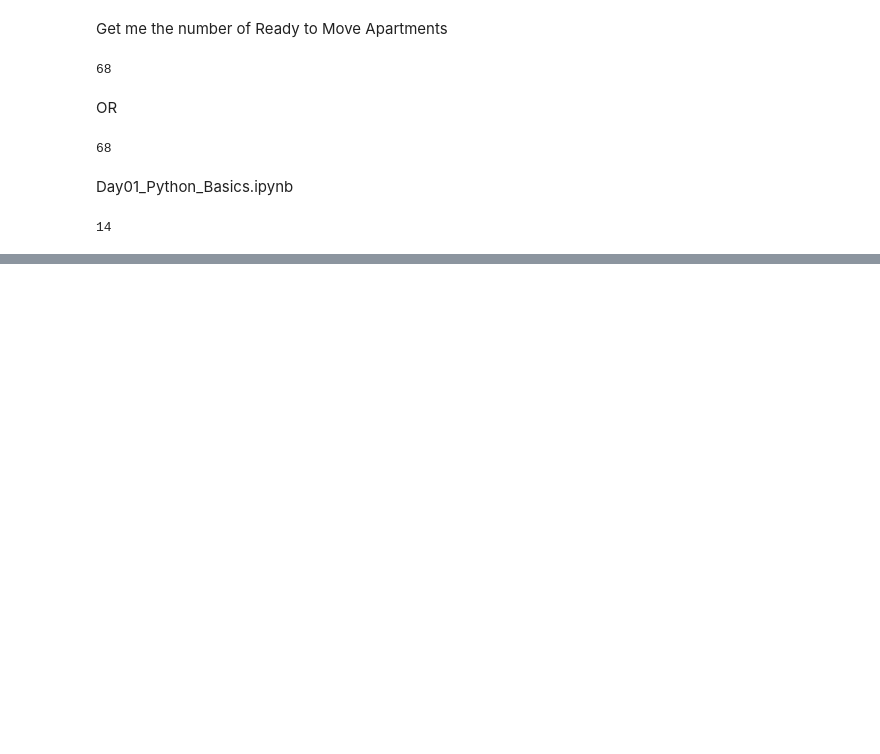
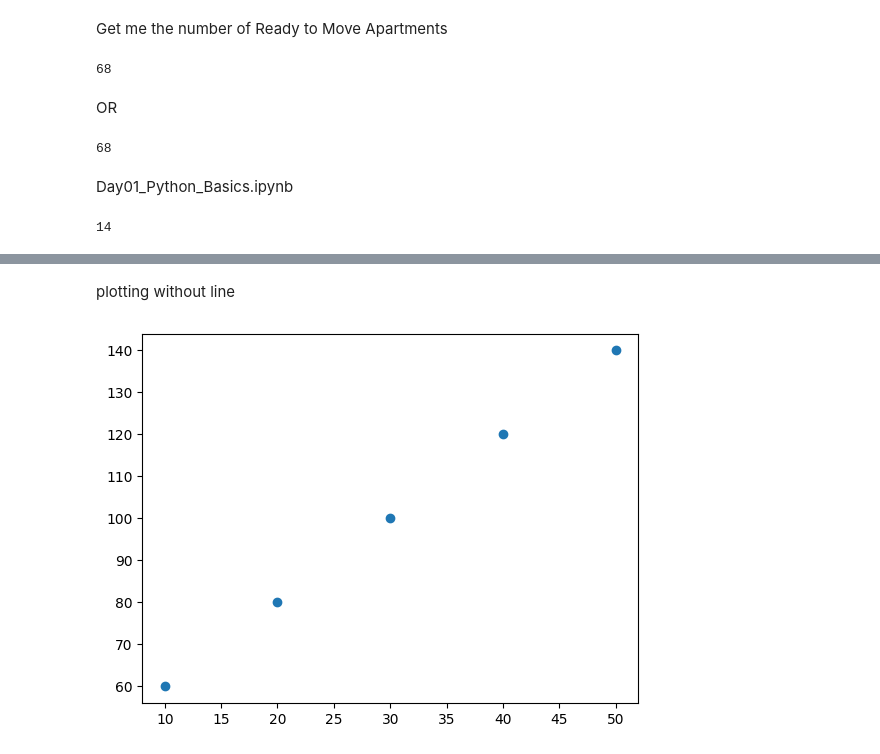
Before and after one commit to asmaanjum0910-sketch/data-science-60-days, a Jupyter notebook: Datascience.ipynb, the cells around one changed output, grey strips where cells are left out. Saved outputs shown, nothing was run; the diff lists cells and outputs as text; code cells hidden in the pictures; blank space fills up the shorter version.

```diff
--- a/Datascience.ipynb
+++ b/Datascience.ipynb
@@ -447,0 +461,13 @@ print(sum)
+# %% [markdown]
+plotting without line
+# %%
+import matplotlib.pyplot as plt
+import numpy as np
+
+x=np.array([10,20,30,40,50])
+y=np.array([60,80,100,120,140])
+
+plt.plot(x,y,'o')
+plt.show()
+# %% [output]
+[figure, added]
```
Also changed, not shown: parts of 8 cells of this notebook.
